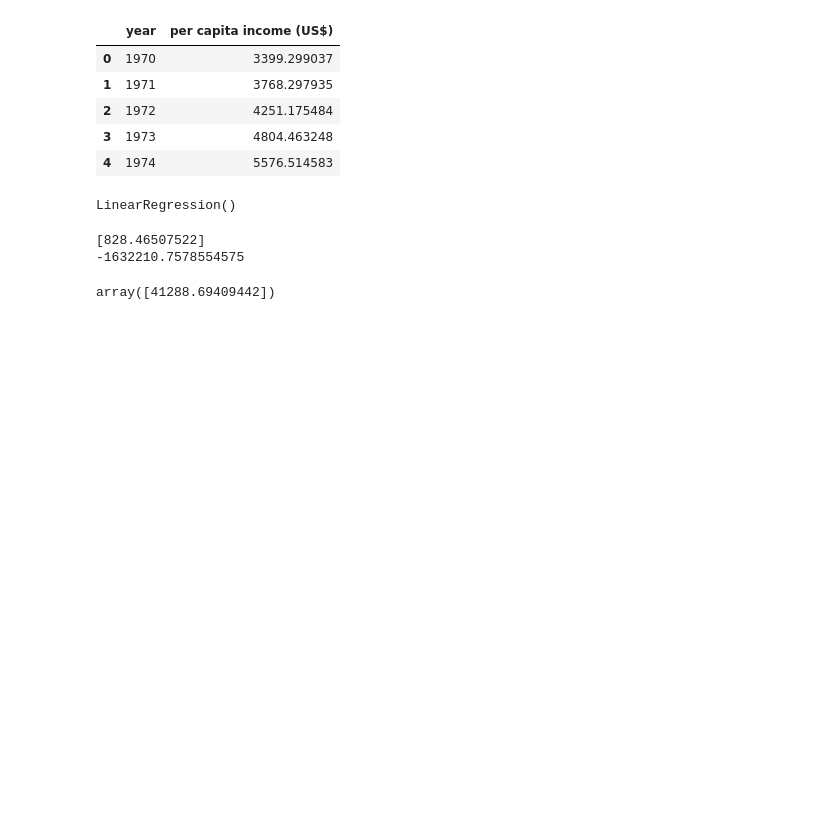
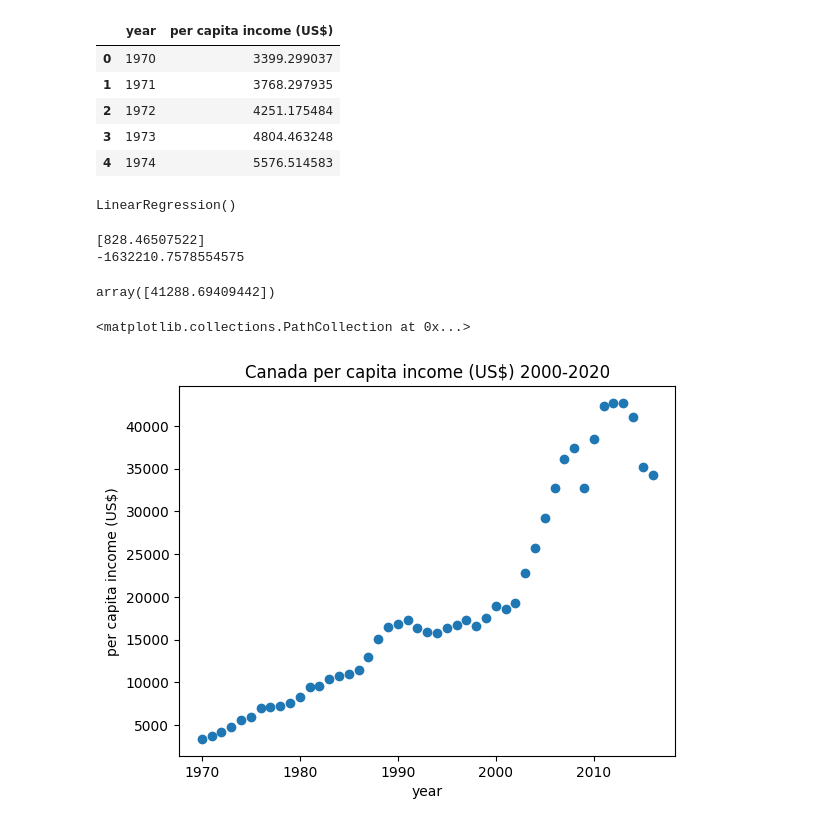
Before and after one commit to fareed23/machine-learning, a Jupyter notebook: 01_linear_regression/exercise.ipynb, the cells around one changed output. Saved outputs shown, nothing was run; the diff lists cells and outputs as text; code cells hidden in the pictures; blank space fills up the shorter version.

```diff
--- a/01_linear_regression/exercise.ipynb
+++ b/01_linear_regression/exercise.ipynb
@@ -36,3 +36,11 @@ print(reg.intercept_)
 reg.predict([[2020]])
 # %% [output]
 array([41288.69409442])
+# %%
+plt.xlabel('year')
+plt.ylabel('per capita income (US$)')
+plt.title('Canada per capita income (US$) 2000-2020')
+plt.scatter(df['year'], df['per capita income (US$)'])
+# %% [output]
+<matplotlib.collections.PathCollection at 0x...>
+[figure, added]
```
